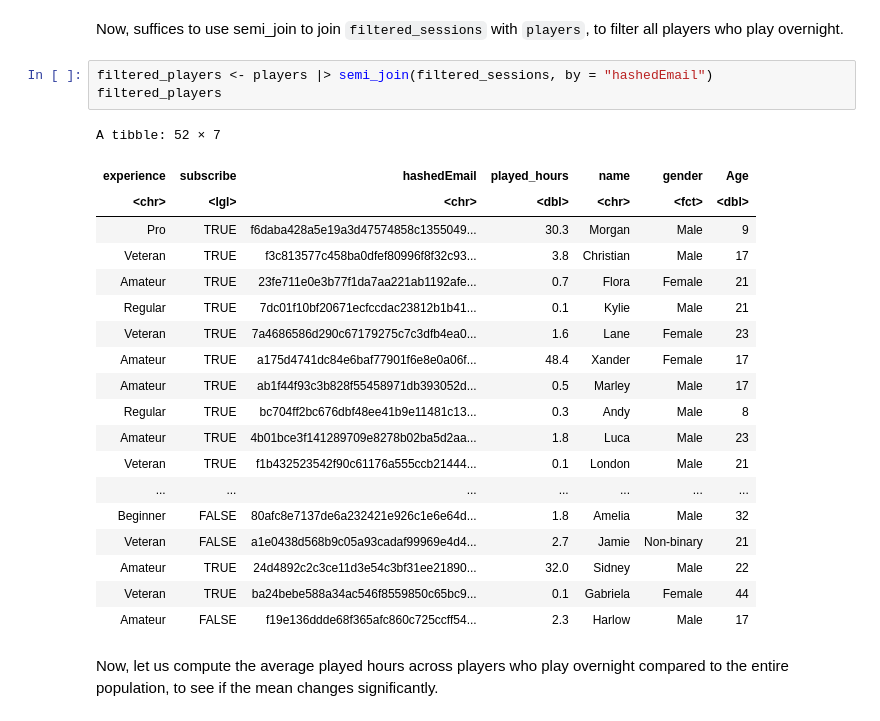
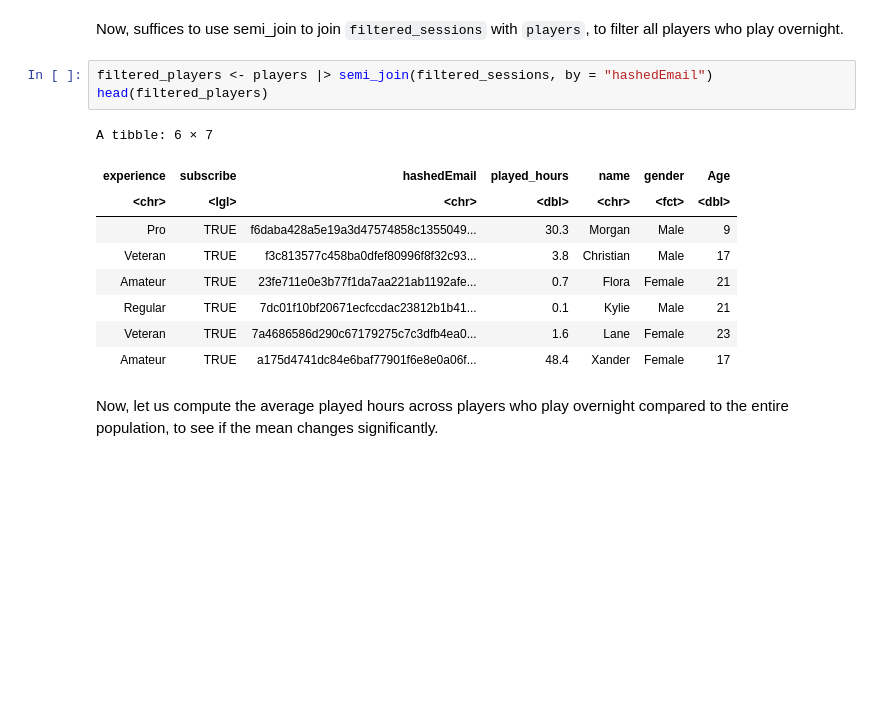
Before and after one commit to JerryTanUBC/dsci-100-2025s, a Jupyter notebook: project.ipynb, the cells around one changed output. Saved outputs shown, nothing was run; the diff lists cells and outputs as text; blank space fills up the shorter version.

```diff
--- a/project.ipynb
+++ b/project.ipynb
@@ -149,27 +125,17 @@ A tibble: 582 × 7
 Now, suffices to use semi_join to join `filtered_sessions` with `players`, to filter all players who play overnight.
 # %%
 filtered_players <- players |> semi_join(filtered_sessions, by = "hashedEmail")
-filtered_players
+head(filtered_players)
 # %% [output]
-A tibble: 52 × 7
+A tibble: 6 × 7
 | experience | subscribe | hashedEmail | played_hours | name | gender | Age |
 | <chr> | <lgl> | <chr> | <dbl> | <chr> | <fct> | <dbl> |
 | Pro | TRUE | f6daba428a5e19a3d47574858c1355049... | 30.3 | Morgan | Male | 9 |
 | Veteran | TRUE | f3c813577c458ba0dfef80996f8f32c93... | 3.8 | Christian | Male | 17 |
 | Amateur | TRUE | 23fe711e0e3b77f1da7aa221ab1192afe... | 0.7 | Flora | Female | 21 |
 | Regular | TRUE | 7dc01f10bf20671ecfccdac23812b1b41... | 0.1 | Kylie | Male | 21 |
 | Veteran | TRUE | 7a4686586d290c67179275c7c3dfb4ea0... | 1.6 | Lane | Female | 23 |
 | Amateur | TRUE | a175d4741dc84e6baf77901f6e8e0a06f... | 48.4 | Xander | Female | 17 |
-| Amateur | TRUE | ab1f44f93c3b828f55458971db393052d... | 0.5 | Marley | Male | 17 |
-| Regular | TRUE | bc704ff2bc676dbf48ee41b9e11481c13... | 0.3 | Andy | Male | 8 |
-| Amateur | TRUE | 4b01bce3f141289709e8278b02ba5d2aa... | 1.8 | Luca | Male | 23 |
-| Veteran | TRUE | f1b432523542f90c61176a555ccb21444... | 0.1 | London | Male | 21 |
-| ... | ... | ... | ... | ... | ... | ... |
-| Beginner | FALSE | 80afc8e7137de6a232421e926c1e6e64d... | 1.8 | Amelia | Male | 32 |
-| Veteran | FALSE | a1e0438d568b9c05a93cadaf99969e4d4... | 2.7 | Jamie | Non-binary | 21 |
-| Amateur | TRUE | 24d4892c2c3ce11d3e54c3bf31ee21890... | 32.0 | Sidney | Male | 22 |
-| Veteran | TRUE | ba24bebe588a34ac546f8559850c65bc9... | 0.1 | Gabriela | Female | 44 |
-| Amateur | FALSE | f19e136ddde68f365afc860c725ccff54... | 2.3 | Harlow | Male | 17 |
 # %% [markdown]
 Now, let us compute the average played hours across players who play overnight compared to the entire population, to see if the mean changes significantly.
 # %%
```
Also changed, not shown: parts of 8 cells of this notebook.
